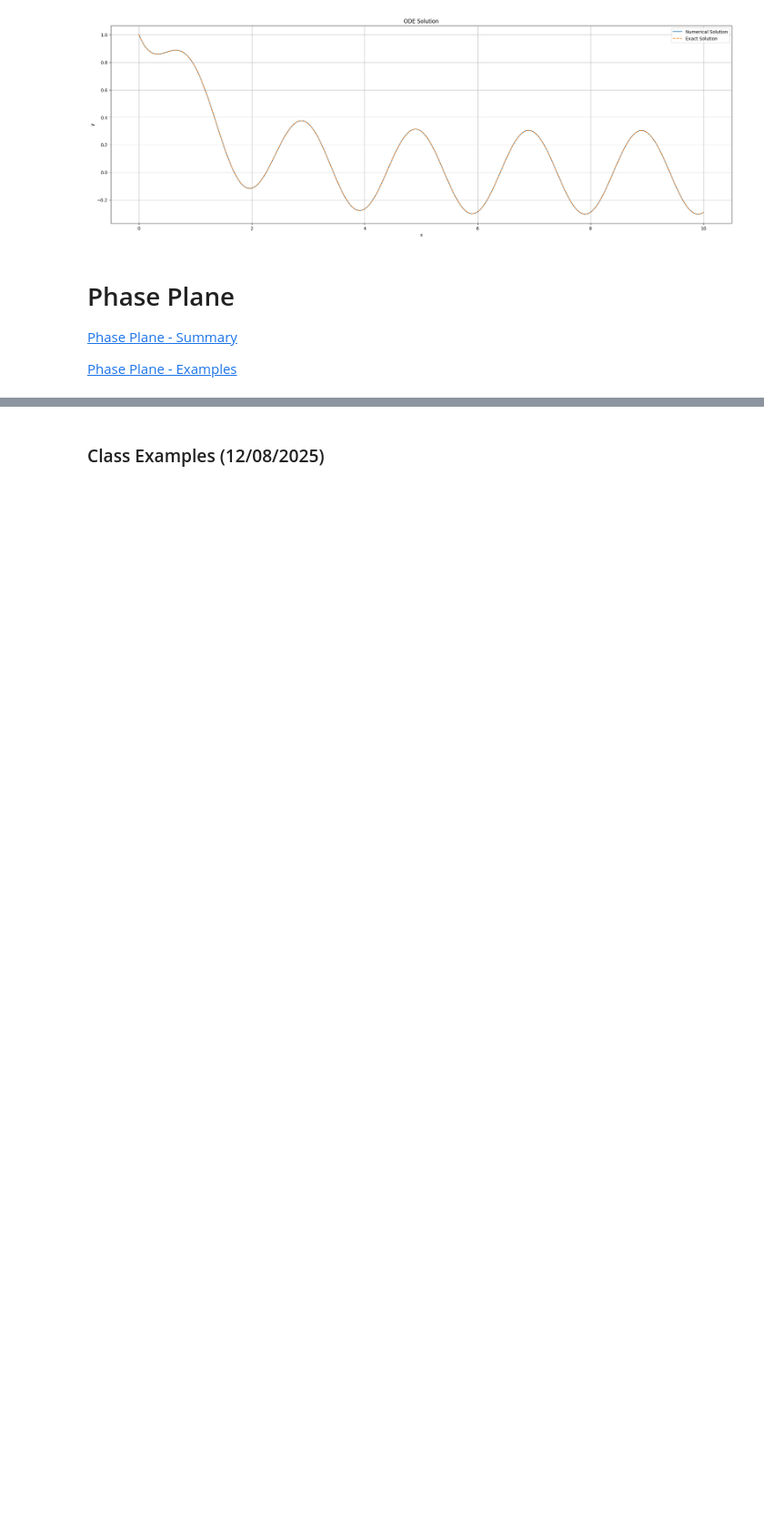
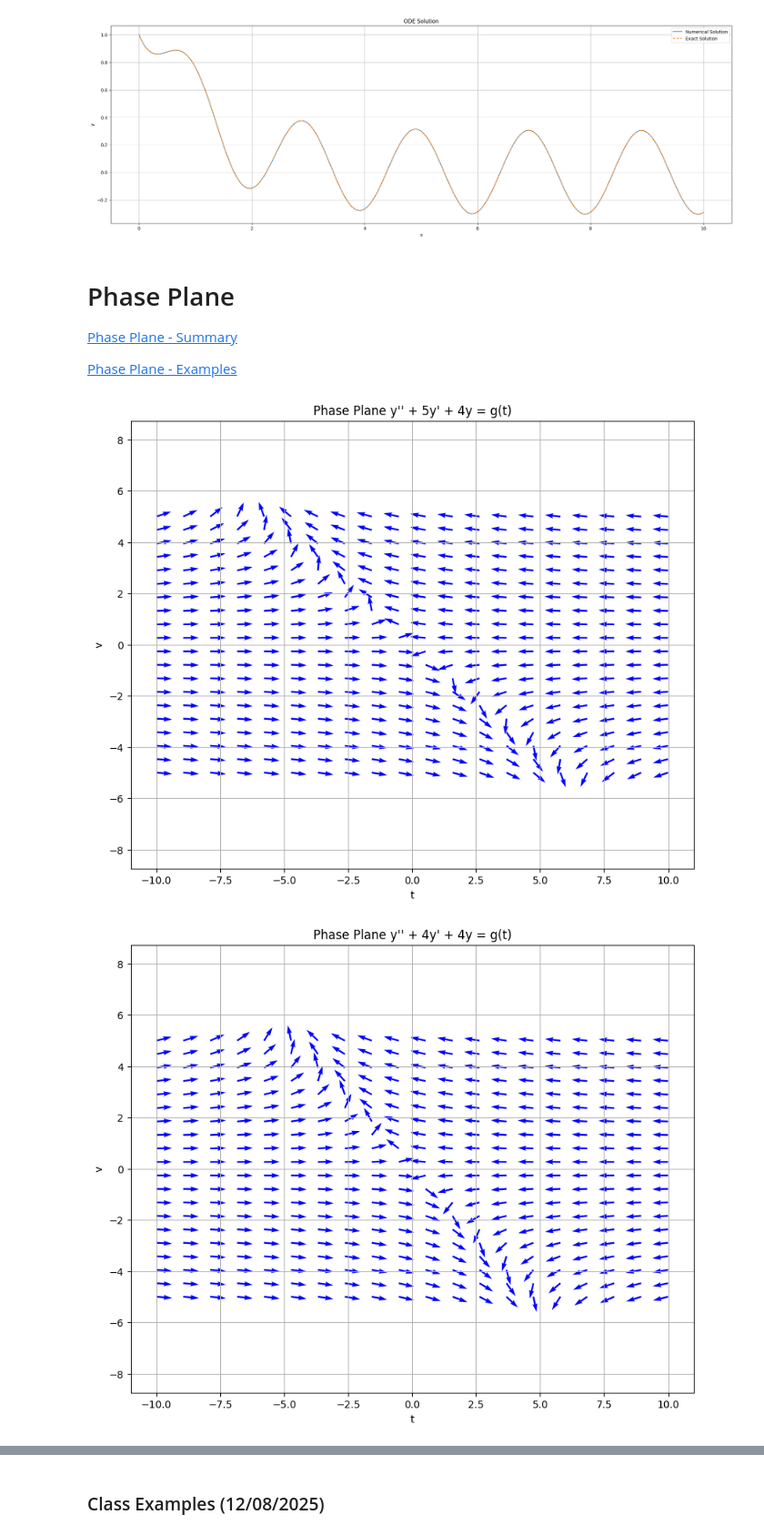
Before and after one commit to robertoarcanjo/Photonics, a Jupyter notebook: Numerical-Methods/Examples.ipynb, the cells around one changed output, grey strips where cells are left out. Shown at 91% size. Saved outputs shown, nothing was run; the diff lists cells and outputs as text; code cells hidden in the pictures; blank space fills up the shorter version.

```diff
--- a/Numerical-Methods/Examples.ipynb
+++ b/Numerical-Methods/Examples.ipynb
@@ -81,3 +79,38 @@ plt.show()
 [Phase Plane - Summary](../Notes/Phase_plane_Summary.pdf)
 
 [Phase Plane - Examples](../Notes/Phase_Plane.pdf)
+# %%
+import numpy as np
+import matplotlib.pyplot as plt
+
+def plot_phase_plane(a1, a2, g, t_range, v_range, num_points=20):
+    t_values = np.linspace(t_range[0], t_range[1], num_points)
+    v_values = np.linspace(v_range[0], v_range[1], num_points)
+
+    T, V = np.meshgrid(t_values, v_values)
+
+    # Calculate k0 and k1
+    K0 = V
+    K1 = g(T) - a1 * V - a2 * T
+
+    # Calculate phi
+    phi = np.arctan2(K0, K1)
+
+    # Plotting the phase plane
+    plt.figure(figsize=(10, 8))
+    plt.quiver(T, V, np.cos(phi), np.sin(phi), color='blue', alpha=1)
+    plt.title(f'Phase Plane y\'\' + {a1}y\' + {a2}y = g(t)')
+    plt.xlabel('t')
+    plt.ylabel('v')
+    plt.grid()
+    plt.axis('equal')
+    plt.show()
+
+plot_phase_plane(a1=5, a2=4, g=lambda t: 0, t_range=(-10, 10), v_range=(-5, 5)) #y'' + 5y' + 4y = 0
+plot_phase_plane(a1=4, a2=4, g=lambda t: 0, t_range=(-10, 10), v_range=(-5, 5)) #y'' + 4y' + 4y = 0
+plot_phase_plane(a1=4, a2=5, g=lambda t: 0, t_range=(-10, 10), v_range=(-5, 5)) #y'' + 4y' + 5y = 0
+plot_phase_plane(a1=-7, a2=10, g=lambda t: 0, t_range=(-10, 10), v_range=(-5, 5)) #y'' - 7y' + 10y = 0
+plot_phase_plane(a1=5, a2=4, g=lambda t: t, t_range=(-10, 10), v_range=(-5, 5)) #y'' + 5y' + 4y = t
+# %% [output]
+[figure, added]
+[figure, added]
```
Also changed, not shown: parts of 3 cells of this notebook, 3 other files.
